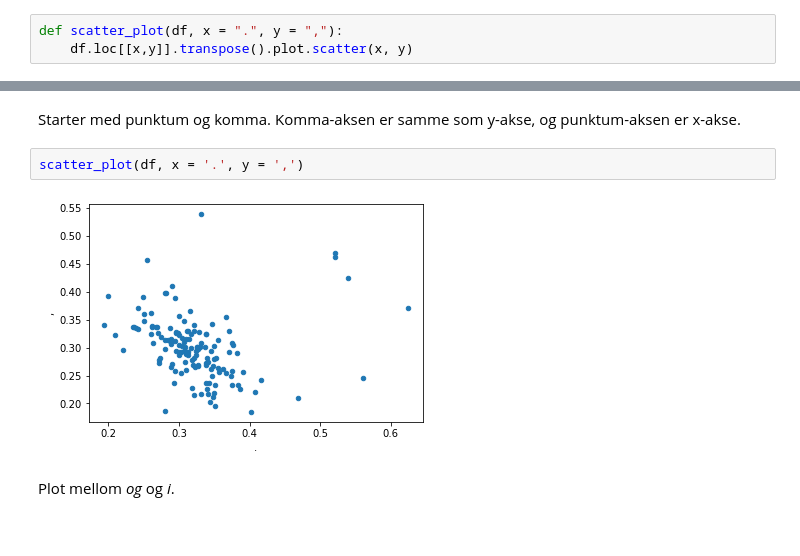
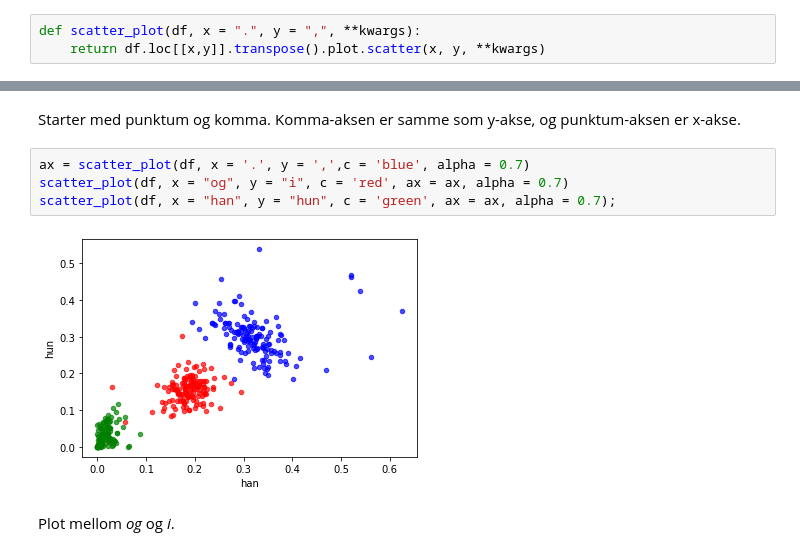
Before and after one commit to Yoonsen/Document_plots, a Jupyter notebook: scatter_books.ipynb, the cells around one changed output, grey strips where cells are left out. Saved outputs shown, nothing was run; the diff lists cells and outputs as text.

```diff
--- a/scatter_books.ipynb
+++ b/scatter_books.ipynb
@@ -9,8 +9,8 @@ css("https://raw.githubusercontent.com/Yoonsen/Modules/master/css_style_sheets/c
 import pandas as pd
 import dhlab.text as dh
 # %%
-def scatter_plot(df, x = ".", y = ","):
-    df.loc[[x,y]].transpose().plot.scatter(x, y)
+def scatter_plot(df, x = ".", y = ",", **kwargs):
+    return df.loc[[x,y]].transpose().plot.scatter(x, y, **kwargs)
 # %% [markdown]
 Definer et korpus. Artig å sammenligne forskjellige. Ved bruk av telling er det en øvre grense på tusen bøker. Det kan ta tid å laste ned alt, men oppgaven kan gjøres i bolker om nødvendig.
 # %%
@@ -27,9 +27,11 @@ df = (mycounts.counts/mycounts.counts.sum()).fillna(0)
 # %% [markdown]
 Starter med punktum og komma. Komma-aksen er samme som y-akse, og punktum-aksen er x-akse.
 # %%
-scatter_plot(df, x = '.', y = ',')
+ax = scatter_plot(df, x = '.', y = ',',c = 'blue', alpha = 0.7)
+scatter_plot(df, x = "og", y = "i", c = 'red', ax = ax, alpha = 0.7)
+scatter_plot(df, x = "han", y = "hun", c = 'green', ax = ax, alpha = 0.7);
 # %% [output]
-[figure, old version]
+[figure, new version]
 # %% [markdown]
 Plot mellom _og_ og _i_.
 # %%
```
Also changed, not shown: parts of 1 cell of this notebook.
